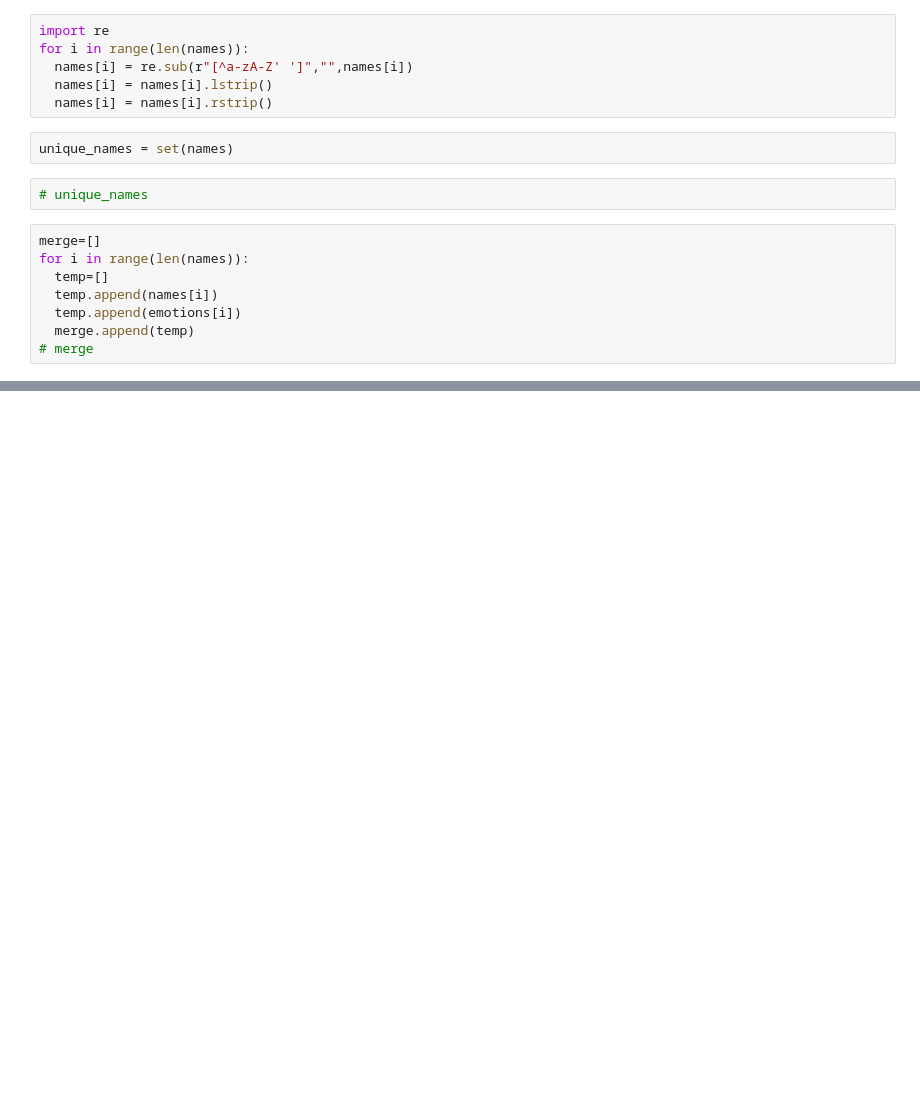
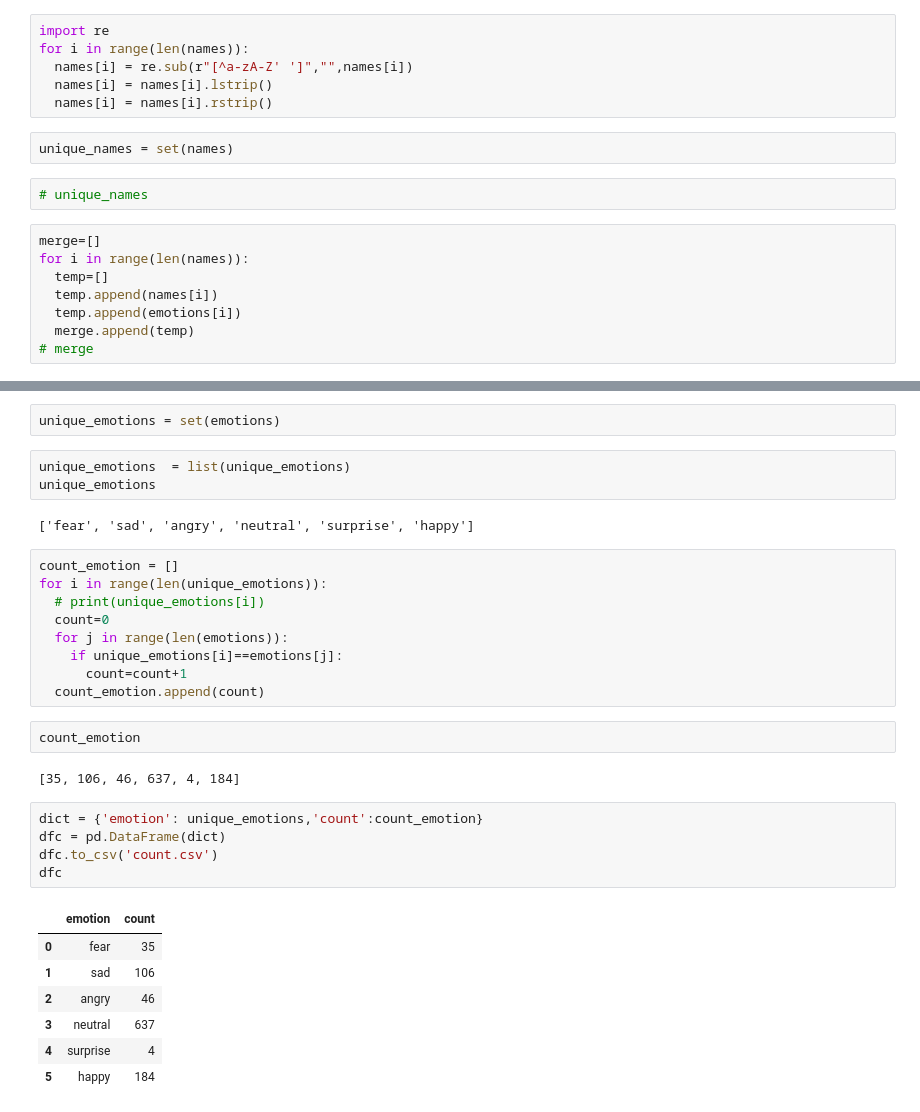
Before and after one commit to karanjayswal/Online-Class-Emotion, a Jupyter notebook: Text_to_CSV.ipynb, the cells around one changed output, grey strips where cells are left out. Cells and saved outputs as stored; diff of their text form; blank space fills up the shorter version.

```diff
--- a/Text_to_CSV.ipynb
+++ b/Text_to_CSV.ipynb
@@ -130,0 +131,33 @@ df
+# %%
+unique_emotions = set(emotions)
+# %%
+unique_emotions  = list(unique_emotions)
+unique_emotions
+# %% [output]
+['fear', 'sad', 'angry', 'neutral', 'surprise', 'happy']
+# %%
+count_emotion = []
+for i in range(len(unique_emotions)):
+  # print(unique_emotions[i])
+  count=0
+  for j in range(len(emotions)):
+    if unique_emotions[i]==emotions[j]:
+      count=count+1
+  count_emotion.append(count)
+# %%
+count_emotion
+# %% [output]
+[35, 106, 46, 637, 4, 184]
+# %%
+dict = {'emotion': unique_emotions,'count':count_emotion}
+dfc = pd.DataFrame(dict)
+dfc.to_csv('count.csv')
+dfc
+# %% [output]
+|  | emotion | count |
+| 0 | fear | 35 |
+| 1 | sad | 106 |
+| 2 | angry | 46 |
+| 3 | neutral | 637 |
+| 4 | surprise | 4 |
+| 5 | happy | 184 |
```
Also changed, not shown: parts of 3 cells of this notebook.
